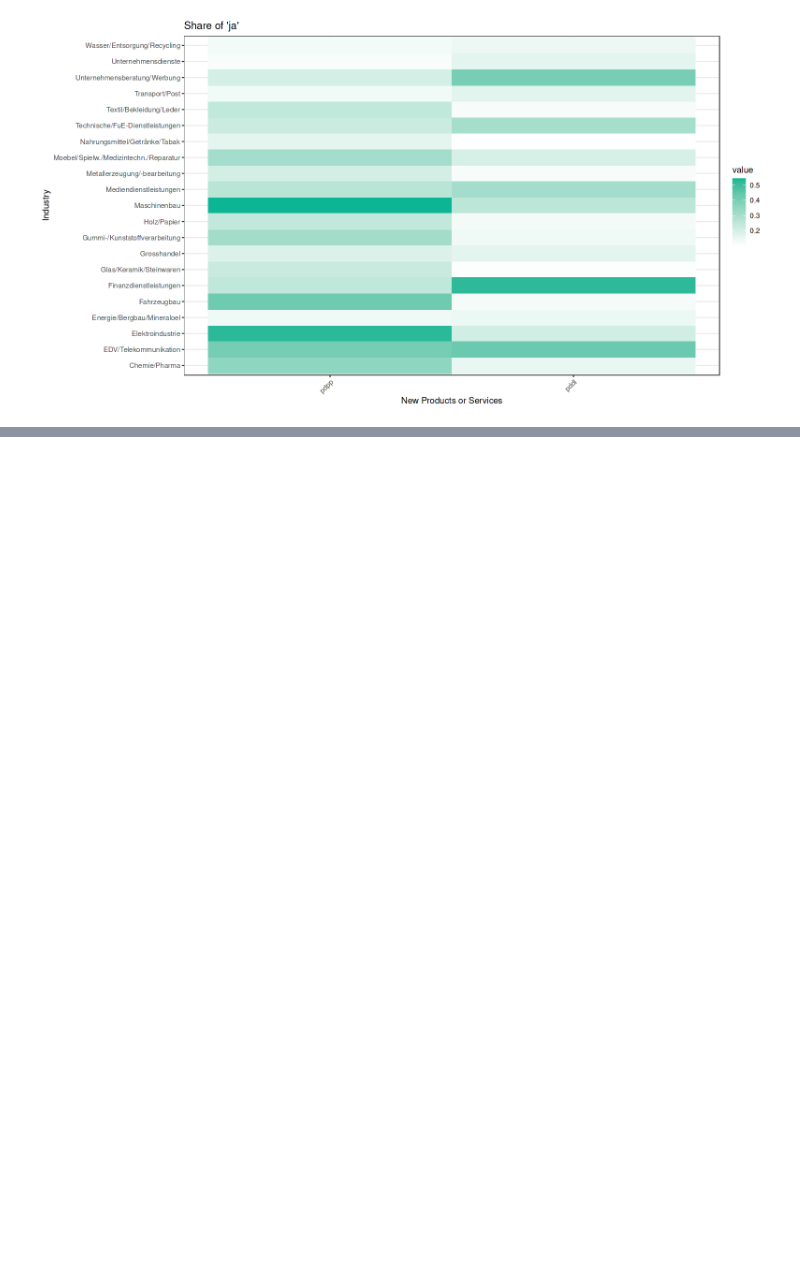
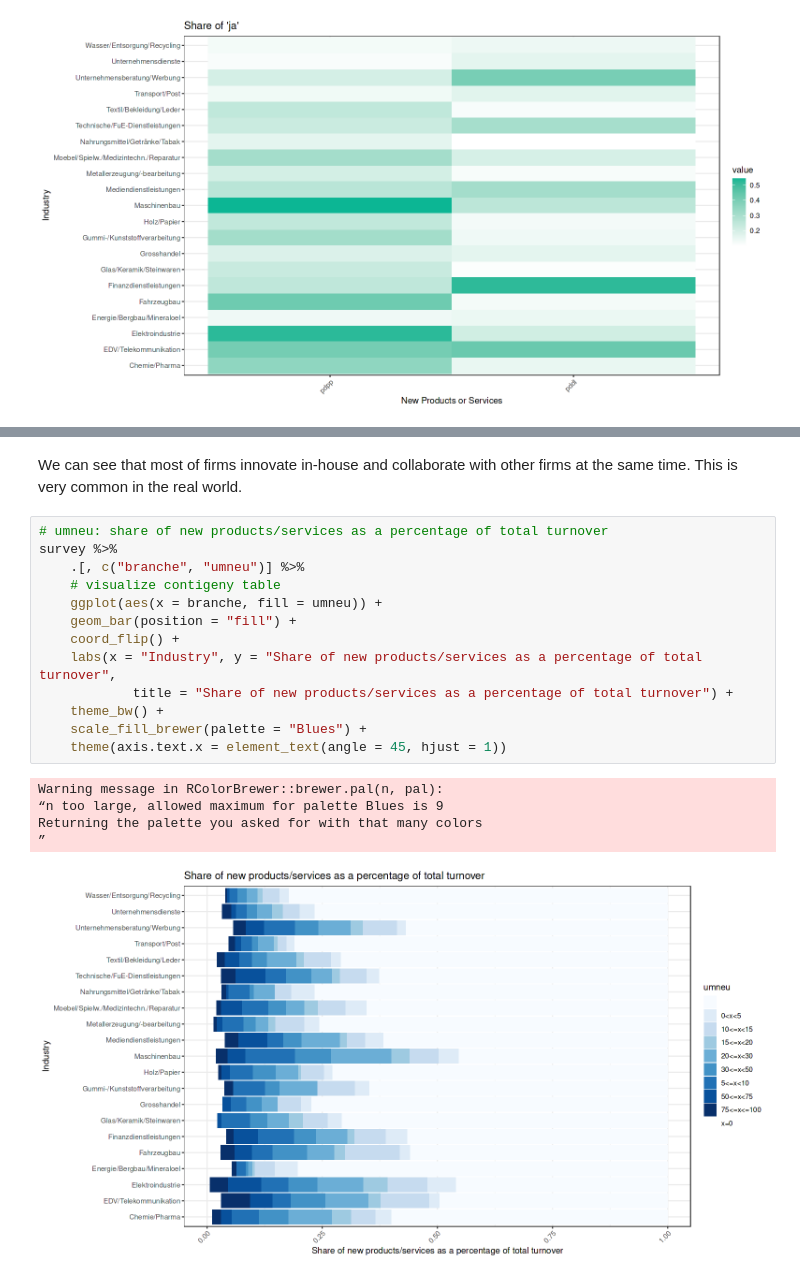
Before and after one commit to oceanumeric/data-science-go-small, a Jupyter notebook: Recap_03/recap_03.ipynb, the cells around one changed output, grey strips where cells are left out. Cells and saved outputs as stored; diff of their text form; blank space fills up the shorter version.

```diff
--- a/Recap_03/recap_03.ipynb
+++ b/Recap_03/recap_03.ipynb
@@ -738,0 +768,22 @@ We can see that only half of the firms have product/service innovation. This is
+# %% [markdown]
+We can see that most of firms innovate in-house and collaborate with other firms at
+the same time. This is very common in the real world.
+# %%
+# umneu: share of new products/services as a percentage of total turnover
+survey %>%
+    .[, c("branche", "umneu")] %>%
+    # visualize contigeny table
+    ggplot(aes(x = branche, fill = umneu)) +
+    geom_bar(position = "fill") +
+    coord_flip() +
+    labs(x = "Industry", y = "Share of new products/services as a percentage of total turnover",
+            title = "Share of new products/services as a percentage of total turnover") +
+    theme_bw() +
+    scale_fill_brewer(palette = "Blues") +
+    theme(axis.text.x = element_text(angle = 45, hjust = 1))
+# %% [output]
+Warning message in RColorBrewer::brewer.pal(n, pal):
+“n too large, allowed maximum for palette Blues is 9
+Returning the palette you asked for with that many colors
+”
+[figure, added]
```
Also changed, not shown: parts of 12 cells of this notebook, 1 other file.
